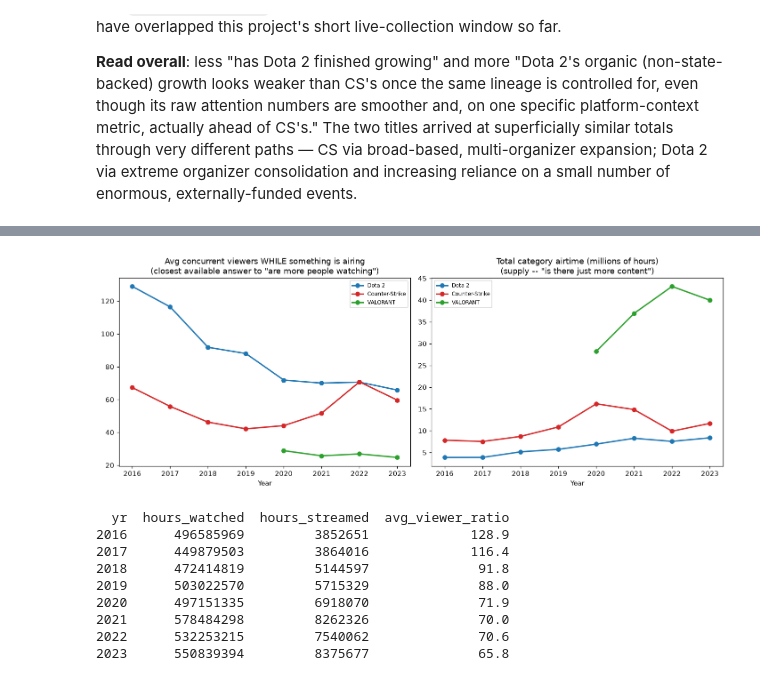
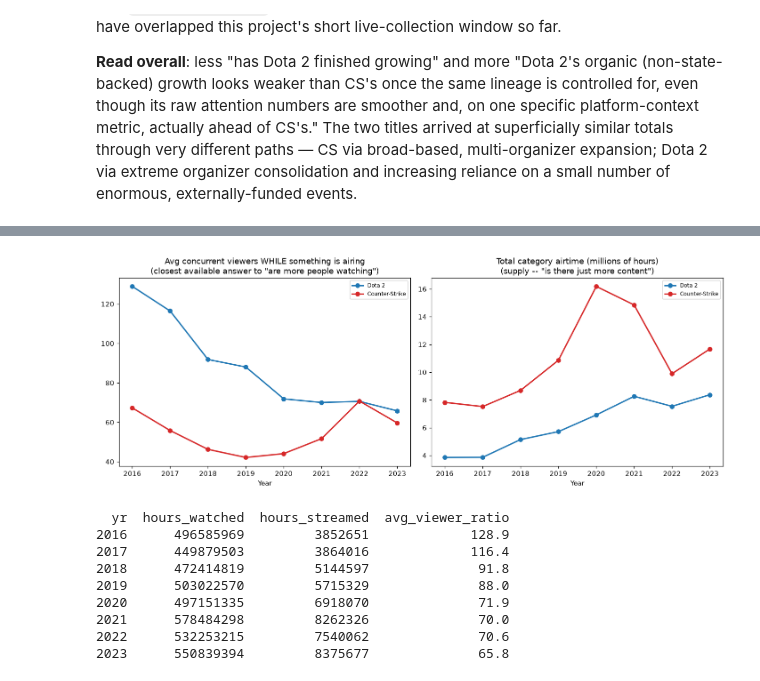
Before and after one commit to JacobH1994/fandomdatapuller, a Jupyter notebook: notebooks/dota2_growth_trajectory.ipynb, the cells around one changed output, grey strips where cells are left out. Saved outputs shown, nothing was run; the diff lists cells and outputs as text; code cells hidden in the pictures.

```diff
--- a/notebooks/dota2_growth_trajectory.ipynb
+++ b/notebooks/dota2_growth_trajectory.ipynb
@@ -843,36 +850,41 @@ month, all content, not just tournaments.
 def viewer_ratio_by_year(title_id: str, through_year: int = 2023) -> pd.DataFrame:
     sub = raw[raw["title_id"] == title_id].groupby("year_month", as_index=False).agg(
         hours_watched=("Hours_watched", "sum"), hours_streamed=("Hours_streamed", "sum"),
     )
     sub["yr"] = sub["year_month"].str[:4].astype(int)
     yearly = sub[sub["yr"] <= through_year].groupby("yr").agg(
         hours_watched=("hours_watched", "sum"), hours_streamed=("hours_streamed", "sum"),
     )
     yearly["avg_viewer_ratio"] = yearly["hours_watched"] / yearly["hours_streamed"]
     return yearly.reset_index()
 
 dota2_ratio = viewer_ratio_by_year("dota2")
 cs_ratio_cmp = viewer_ratio_by_year("counter_strike")
-valorant_ratio_cmp = viewer_ratio_by_year("valorant", through_year=2023)
+# VALORANT deliberately excluded from this specific comparison -- its
+# avg_channels is 2.3-4.9x CS's/Dota2's (checked in cs_growth_trajectory.ipynb
+# S17a), making avg_viewer_ratio levels incomparable against it. Dota2 vs CS
+# is a closer match (both broadcast-centric Classic titles, avg_channels in
+# the same hundreds-to-low-thousands range), shown with that caveat still
+# explicit, not assumed clean.
 
 fig, axes = plt.subplots(1, 2, figsize=(13, 5))
-for df, label, color in [(dota2_ratio, "Dota 2", "#1f77b4"), (cs_ratio_cmp, "Counter-Strike", "#d62728"), (valorant_ratio_cmp, "VALORANT", "#2ca02c")]:
+for df, label, color in [(dota2_ratio, "Dota 2", "#1f77b4"), (cs_ratio_cmp, "Counter-Strike", "#d62728")]:
     axes[0].plot(df["yr"], df["avg_viewer_ratio"], "o-", color=color, label=label, linewidth=2)
     axes[1].plot(df["yr"], df["hours_streamed"] / 1e6, "o-", color=color, label=label, linewidth=2)
 
 axes[0].set_title("Avg concurrent viewers WHILE something is airing\n(closest available answer to \"are more people watching\")")
 axes[0].set_xlabel("Year")
 axes[0].legend(fontsize=8)
 axes[1].set_title("Total category airtime (millions of hours)\n(supply -- \"is there just more content\")")
 axes[1].set_xlabel("Year")
 axes[1].legend(fontsize=8)
 plt.tight_layout()
 plt.savefig(REPO_ROOT / "notebooks" / "_dota2_growth_fig12_viewer_ratio.png", dpi=110)
 plt.show()
 
 print(dota2_ratio.round(1).to_string(index=False))
 # %% [output]
-[figure, old version]
+[figure, new version]
   yr  hours_watched  hours_streamed  avg_viewer_ratio
 2016      496585969         3852651             128.9
 2017      449879503         3864016             116.4
```
Also changed, not shown: parts of 3 cells of this notebook, 3 other files.
